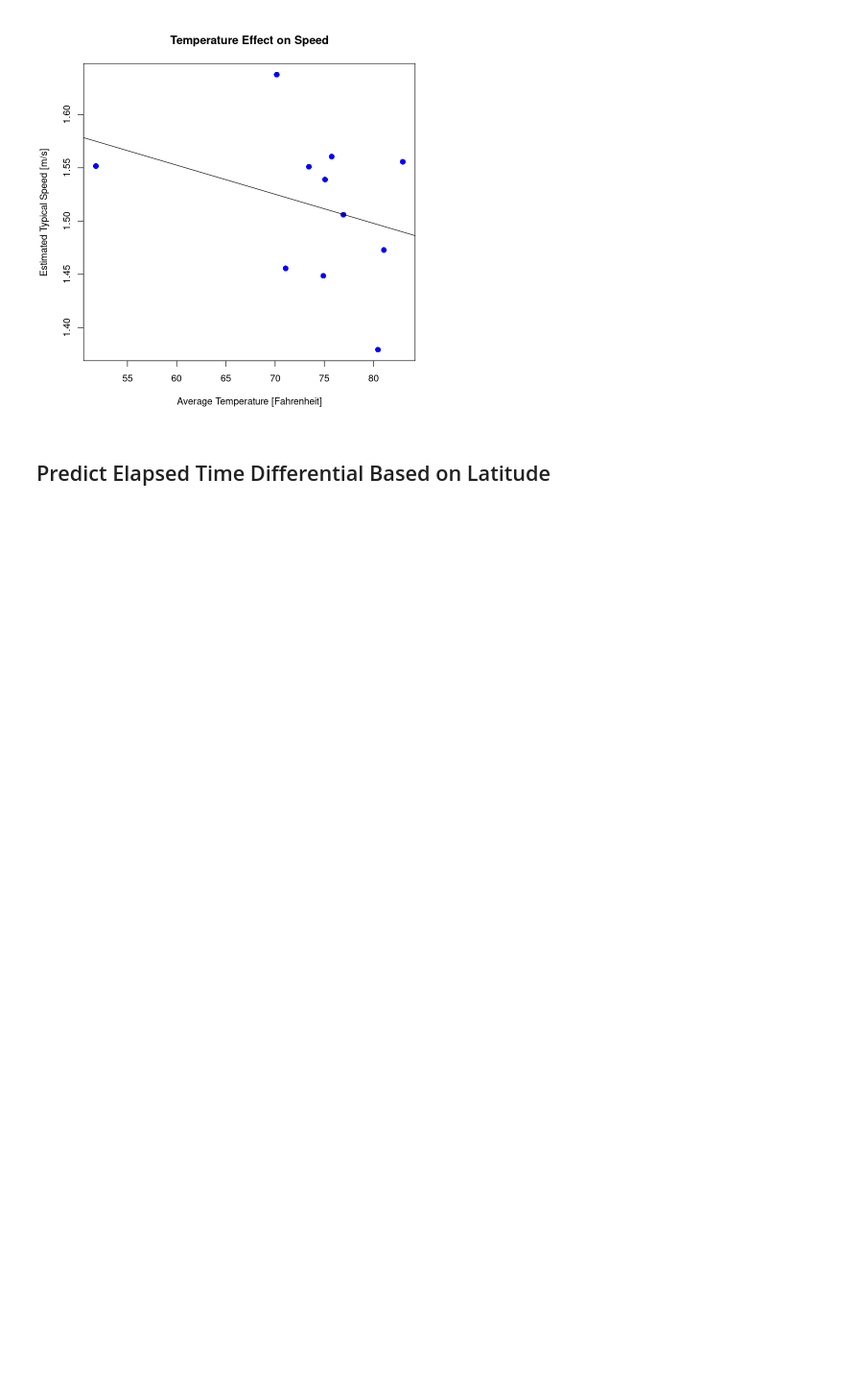
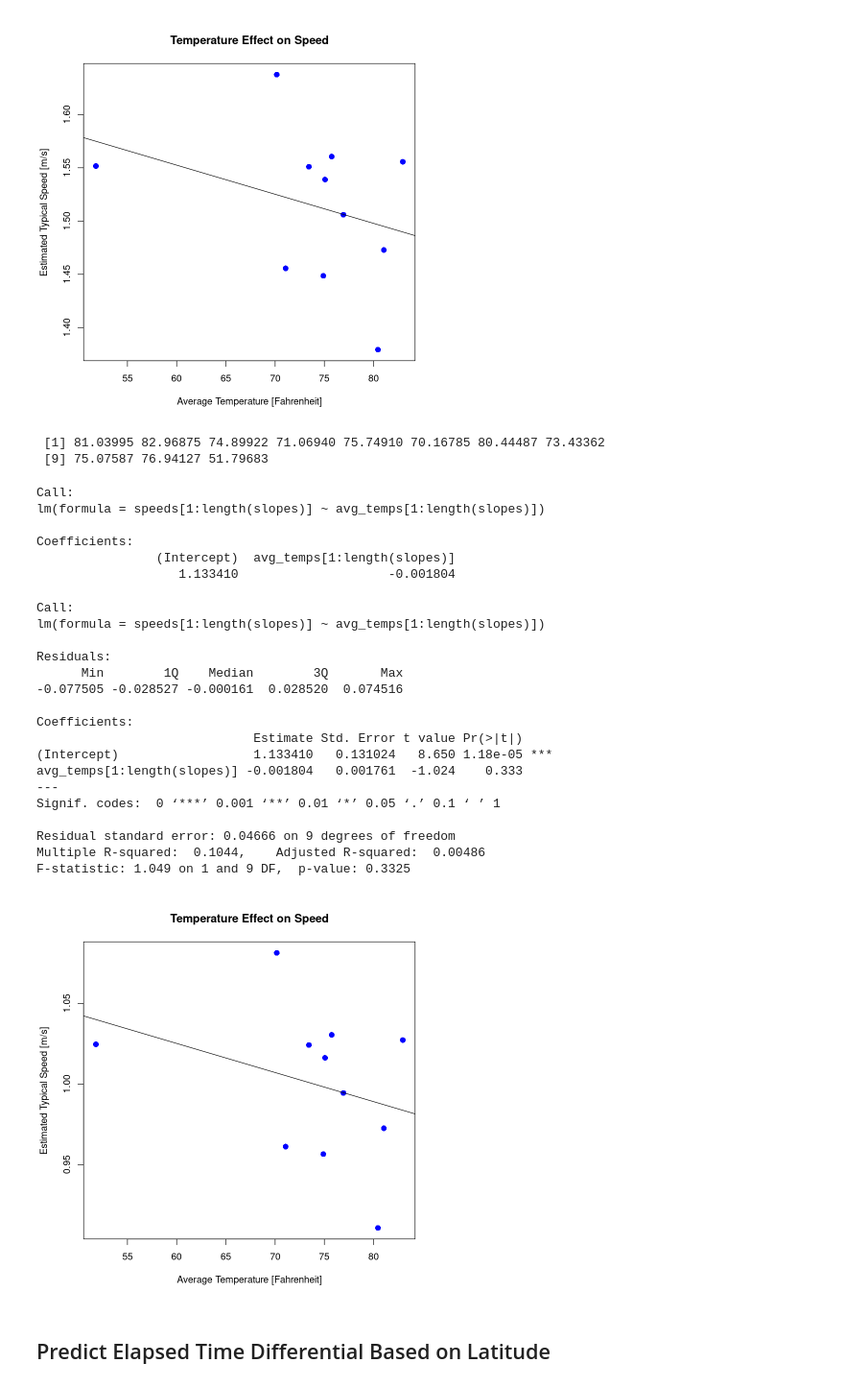
Before and after one commit to huberf/stat3105-proj2, a Jupyter notebook: bomb_plan.ipynb, the cells around one changed output. Shown at 96% size. Drawn from its saved outputs; the diff is of its cells as text; code cells hidden in the pictures; blank space fills up the shorter version.

```diff
--- a/bomb_plan.ipynb
+++ b/bomb_plan.ipynb
@@ -380,6 +380,54 @@ Residual standard error: 0.07065 on 9 degrees of freedom
 Multiple R-squared:  0.1044,    Adjusted R-squared:  0.00486
 F-statistic: 1.049 on 1 and 9 DF,  p-value: 0.3325
 [figure]
+# %%
+speeds <- unlist(map(levels(factor(reduced_df$day)), function(day) {
+    data <- reduced_df[reduced_df$day == day, ]
+    data <- data[data$elapsed < 4000, ]
+    model <- lm(elapsed ~ lat_m, data=data)
+    #print(model)
+    model$coefficients[2]
+    median(data$speed)
+}))
+avg_temps <- unlist(map(levels(factor(reduced_df$day)), function(day) {
+    data <- reduced_df[reduced_df$day == day, ]
+    data <- data[data$elapsed < 4000, ]
+    mean(data$temperature)
+}))
+speeds <- speeds/mean(speeds)
+avg_temps
+plot(avg_temps[1:length(slopes)], speeds[1:length(slopes)], pch=16, cex=1.3, col="blue", main="Temperature Effect on Speed",
+     xlab="Average Temperature [Fahrenheit]", ylab="Estimated Typical Speed [m/s]")
+abline(lm(speeds[1:length(slopes)] ~ avg_temps[1:length(slopes)]))
+print(lm(speeds[1:length(slopes)] ~ avg_temps[1:length(slopes)]))
+summary(lm(speeds[1:length(slopes)] ~ avg_temps[1:length(slopes)]))
+# %% [output]
+ [1] 81.03995 82.96875 74.89922 71.06940 75.74910 70.16785 80.44487 73.43362
+ [9] 75.07587 76.94127 51.79683
+Call:
+lm(formula = speeds[1:length(slopes)] ~ avg_temps[1:length(slopes)])
+
+Coefficients:
+                (Intercept)  avg_temps[1:length(slopes)]
+                   1.133410                    -0.001804
+Call:
+lm(formula = speeds[1:length(slopes)] ~ avg_temps[1:length(slopes)])
+
+Residuals:
+      Min        1Q    Median        3Q       Max
+-0.077505 -0.028527 -0.000161  0.028520  0.074516
+
+Coefficients:
+                             Estimate Std. Error t value Pr(>|t|)
+(Intercept)                  1.133410   0.131024   8.650 1.18e-05 ***
+avg_temps[1:length(slopes)] -0.001804   0.001761  -1.024    0.333
+---
+Signif. codes:  0 ‘***’ 0.001 ‘**’ 0.01 ‘*’ 0.05 ‘.’ 0.1 ‘ ’ 1
+
+Residual standard error: 0.04666 on 9 degrees of freedom
+Multiple R-squared:  0.1044,    Adjusted R-squared:  0.00486
+F-statistic: 1.049 on 1 and 9 DF,  p-value: 0.3325
+[figure, added]
 # %% [markdown]
 ## Predict Elapsed Time Differential Based on Latitude
 # %%
```
Also changed, not shown: parts of 6 cells of this notebook, 1 other file.
